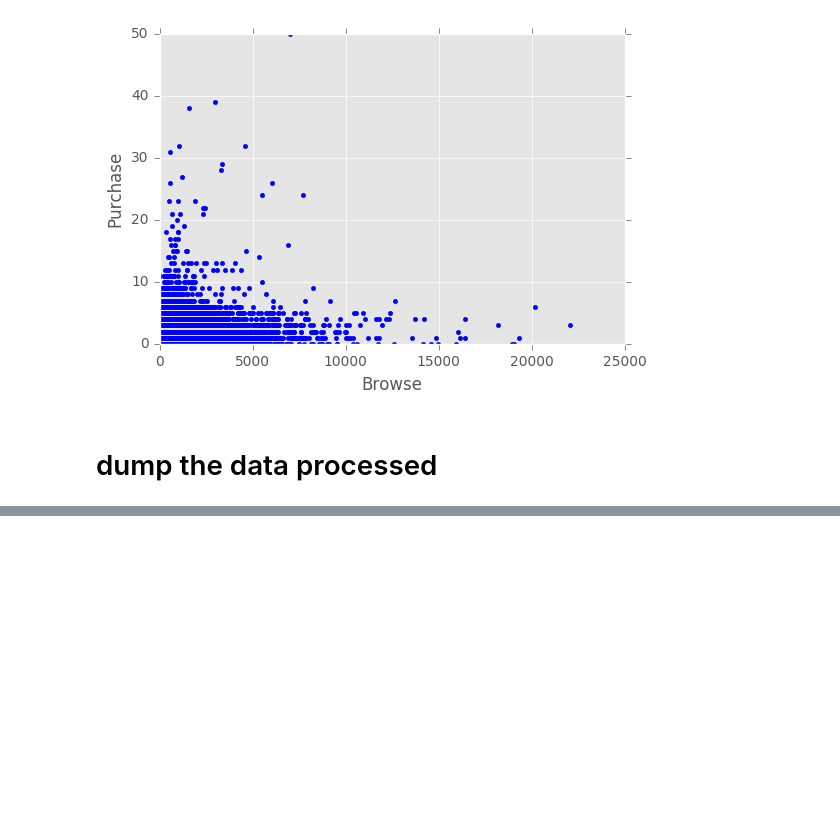
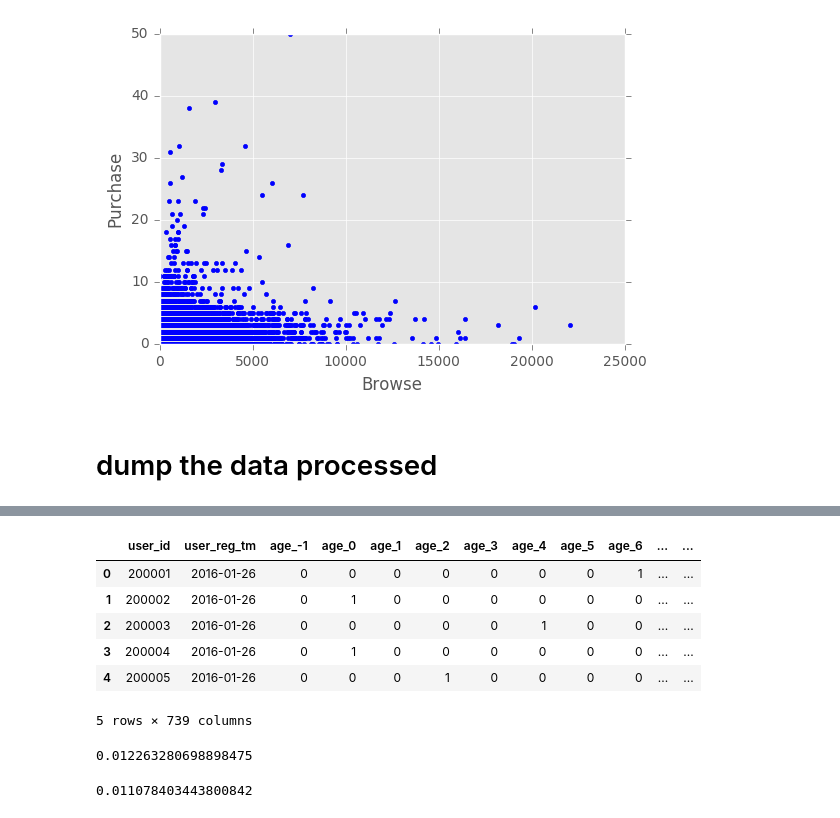
Before and after one commit to 4everer/GZY_JData, a Jupyter notebook: dataETL.ipynb, the cells around one changed output, grey strips where cells are left out. Saved outputs shown, nothing was run; the diff lists cells and outputs as text; code cells hidden in the pictures; blank space fills up the shorter version.

```diff
--- a/dataETL.ipynb
+++ b/dataETL.ipynb
@@ -404,0 +465,20 @@ for data, data_name in zip(processed_data, processed_data_name):
+# %%
+def partition_date_range(start_date,end_date,tWindowSize,direction='backwards'):
+    if direction!='backwards':
+        print 'Error: partition in forward direction is not implemented yet'
+    else:
+        start_date=datetime.strptime(start_date,'%Y-%m-%d')
+        end_date=datetime.strptime(end_date,'%Y-%m-%d')
+        intervals=math.ceil((end_date-start_date).days/tWindowSize)
+        for i in range(int(intervals)):
+            yield (end_date-timedelta(days=tWindowSize*i)).strftime('%Y-%m-%d')
+        yield start_date.strftime('%Y-%m-%d')
+# %%
+def partition_action_feature_time_window(user_feature,action_all,start_date,end_date,tWindowSize):
+    timeList=list(partition_date_range(start_date,end_date,tWindowSize))
+    timeList.reverse()
+    actionFeat_by_window=user_feature
+    for i in range(len(timeList)-1):
+        tempActionFeat=get_action_feature_by_user(action_all,timeList[i],timeList[i+1])
+        actionFeat_by_window=actionFeat_by_window.merge(tempActionFeat,how='left',on='user_id').fillna(0)
+    return actionFeat_by_window
@@ -404,0 +498,10 @@ for data, data_name in zip(processed_data, processed_data_name):
+# %%
+actionFeat_by_window.head()
+# %% [output]
+|  | user_id | user_reg_tm | age_-1 | age_0 | age_1 | age_2 | age_3 | age_4 | age_5 | age_6 | ... | ... |
+| 0 | 200001 | 2016-01-26 | 0 | 0 | 0 | 0 | 0 | 0 | 0 | 1 | ... | ... |
+| 1 | 200002 | 2016-01-26 | 0 | 1 | 0 | 0 | 0 | 0 | 0 | 0 | ... | ... |
+| 2 | 200003 | 2016-01-26 | 0 | 0 | 0 | 0 | 0 | 1 | 0 | 0 | ... | ... |
+| 3 | 200004 | 2016-01-26 | 0 | 1 | 0 | 0 | 0 | 0 | 0 | 0 | ... | ... |
+| 4 | 200005 | 2016-01-26 | 0 | 0 | 0 | 1 | 0 | 0 | 0 | 0 | ... | ... |
+5 rows × 739 columns
@@ -404,0 +516,10 @@ for data, data_name in zip(processed_data, processed_data_name):
+# %%
+train_label=get_label(train_set,'2016-04-10', '2016-04-15')
+train_label.sum()/train_label.count()
+# %% [output]
+0.012263280698898475
+# %%
+test_label=get_label(test_set,'2016-04-10', '2016-04-15')
+test_label.sum()/test_label.count()
+# %% [output]
+0.011078403443800842
```
Also changed, not shown: parts of 24 cells of this notebook, 1 other file.
